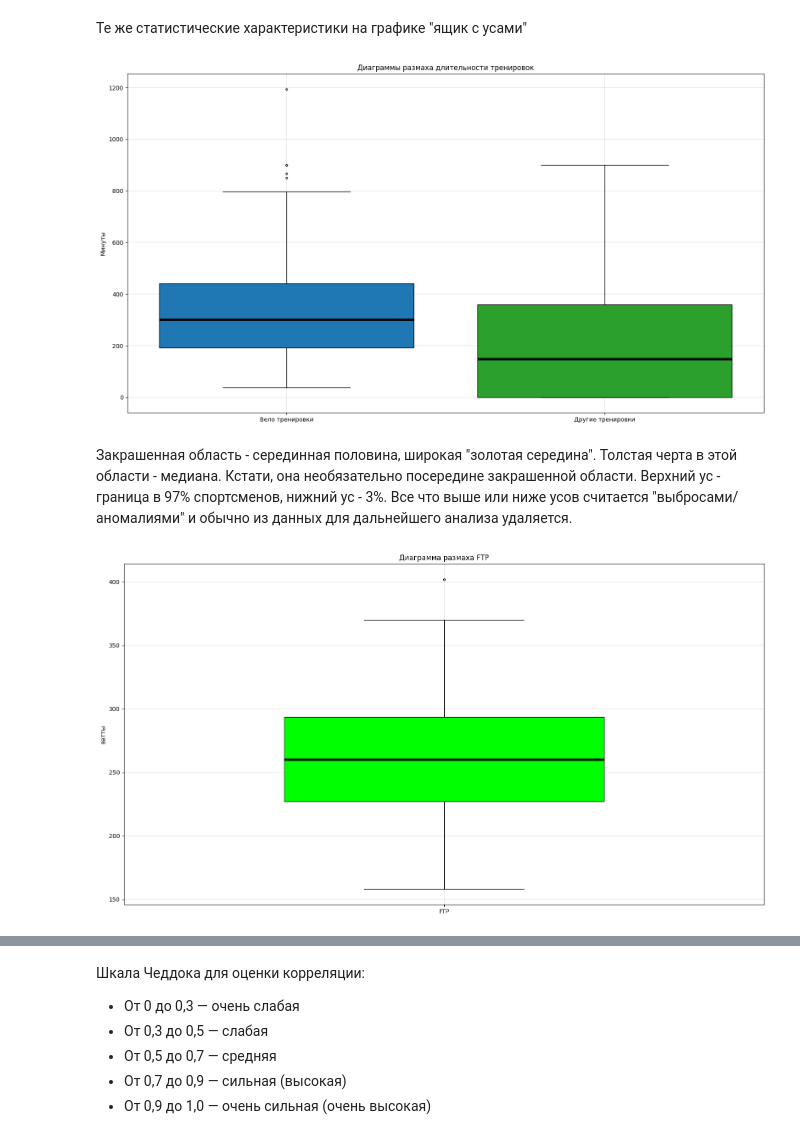
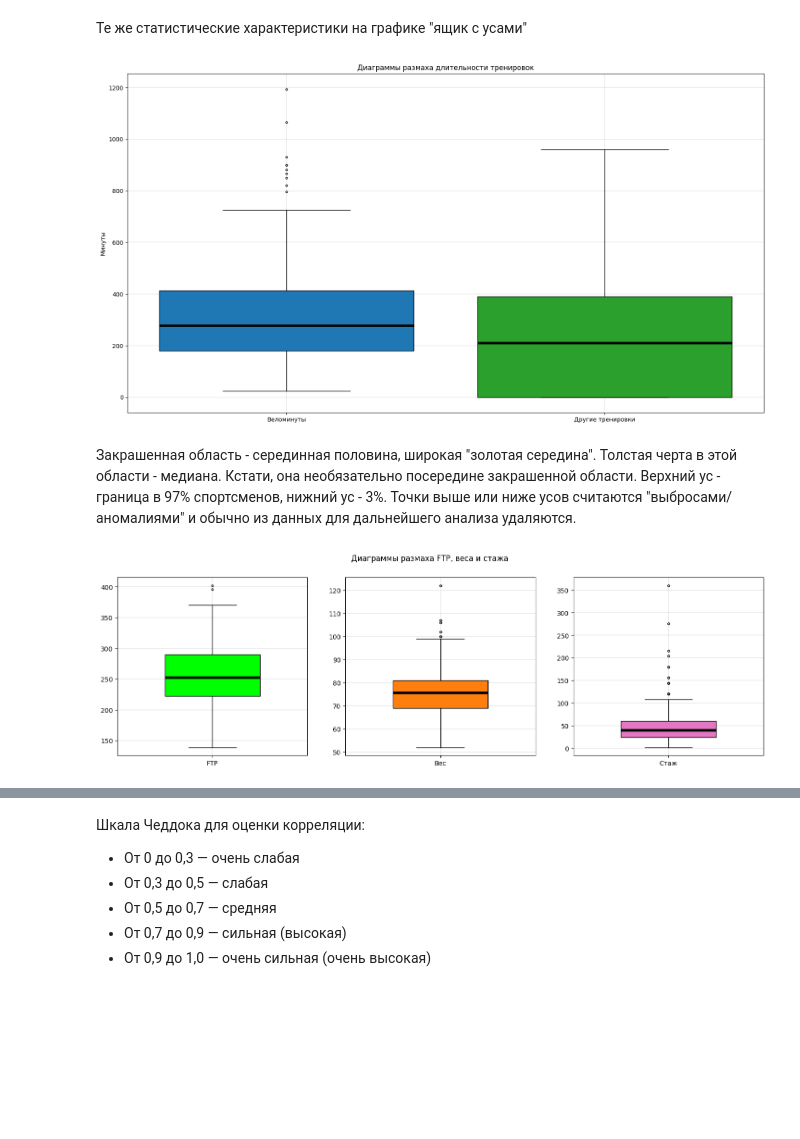
Before and after one commit to delffine/Pet-projects, a Jupyter notebook: bike_train_duration/veloopros.ipynb, the cells around one changed output, grey strips where cells are left out. Cells and saved outputs as stored; diff of their text form; code cells hidden in the pictures; blank space fills up the shorter version.

```diff
--- a/bike_train_duration/veloopros.ipynb
+++ b/bike_train_duration/veloopros.ipynb
@@ -251,4 +250,0 @@ data.loc[80, 'ftp_c'] = 248.0
-# %%
-#удаляем бесполезные строки без FTP
-data = data.drop(index = 31)
-data = data.drop(index = 118)
@@ -268,6 +262 @@ data.query('bike_minute < 30 | bike_minute > 1000')[['date_answer', 'gender', 's
-# %%
-data.loc[91, 'bike_minute'] = 15 * 60           # указано 826:38:53 - допустим, это годовой объем, то недельный 15 ч
-data.loc[106, 'bike_minute'] = 1 * 60 + 17
-data.loc[130, 'bike_minute'] = 10 * 60 + 56
-#data.loc[157, 'bike_minute'] = ?               #какойто герой тренировок, но данные нельзя признать аномальными
 # %% [markdown]
@@ -283,5 +269,0 @@ data.query('train_minute > 1000')[['date_answer', 'gender', 'sport', 'train_hour
-# %%
-data.loc[26, 'train_minute'] = 9.6 * 60   #указано 500, пускай это часов в год, в неделю 9,6
-data.loc[67, 'train_minute'] = 3.5 * 60
-data.loc[136, 'train_minute'] = 0         #укзано 34:50 - хз как интерпретировать
-data.loc[144, 'train_minute'] = 6.5 * 60
@@ -328,14 +311,14 @@ plt.show()
 # %%
-dd = data['ftp_source'].apply(lambda x: 'Другое: Zwift, Garmin, intervals.icu' if x not in (
+data['ftp_source_c'] = data['ftp_source'].apply(lambda x: 'Другое: Zwift, Garmin, intervals.icu' if x not in (
     'По результатом полевых тестирований',
     'Из своих результатах на тренировках',
     'Расчетным путем исходя их результатов гонок',
     'Из результатов лабораторного тестирования',
-    ) else x).value_counts()
+    ) else x)
 
 fig = plt.figure(figsize = (15, 8))
-plt.pie(x = dd, labels = dd.index, colors = ['tab:blue', 'tab:orange', 'yellow', 'tomato', 'tab:green'],
+plt.pie(x = data['ftp_source_c'].value_counts(), labels = data['ftp_source_c'].value_counts().index, colors = ['tab:blue', 'tab:orange', 'yellow', 'tomato', 'tab:green'],
         wedgeprops={'linewidth': 2.0, 'edgecolor': 'white'}, autopct=lambda p : '{:.2f}%)'.format(p))
-plt.title('Доли способа определения FTP')
+plt.title('Доли способов определения FTP')
 plt.show()
 # %% [output]
@@ -372,7 +359,7 @@ train_stat
 # %%
 fig = plt.figure(figsize = (15, 8))
 ax = fig.add_axes([0, 0, 1, 1])
-ax.boxplot(data['bike_minute'], positions=[0], labels = ['Вело тренировки'], widths = 0.8 , sym = '.',\
+ax.boxplot(data['bike_minute'], positions=[0], labels = ['Веломинуты'], widths = 0.8 , sym = '.',\
                patch_artist=True, boxprops=dict(facecolor='tab:blue'), medianprops=dict(color='black', linewidth=4))
 ax.boxplot(data['train_minute'], positions=[1], labels = ['Другие тренировки'], widths = 0.8 , sym = '.',\
                patch_artist=True, boxprops=dict(facecolor='tab:green'), medianprops=dict(color='black', linewidth=4))
@@ -383,22 +370,25 @@ plt.ylabel('Минуты')
 plt.grid(color='black', linestyle='-', linewidth=0.1)
 plt.show()
 # %% [output]
-[figure, old version]
+[figure, new version]
 # %% [markdown]
-Закрашенная область - серединная половина, широкая "золотая середина". Толстая  черта в этой области - медиана. Кстати, она необязательно посередине закрашенной области. Верхний ус - граница в 97% спортсменов, нижний ус - 3%. Все что выше или ниже усов считается "выбросами/аномалиями" и обычно из данных для дальнейшего анализа удаляется.
+Закрашенная область - серединная половина, широкая "золотая середина". Толстая  черта в этой области - медиана. Кстати, она необязательно посередине закрашенной области. Верхний ус - граница в 97% спортсменов, нижний ус - 3%. Точки выше или ниже усов считаются "выбросами/аномалиями" и обычно из данных для дальнейшего анализа удаляются.
 # %%
-fig = plt.figure(figsize = (15, 8))
-ax = fig.add_axes([0, 0, 1, 1])
+f, ax = plt.subplots(1, 3, figsize=(18,5))
+ax[0].boxplot(data['ftp_c'], positions=[2], labels = ['FTP'], widths = 0.5 , sym = '.',\
+               patch_artist=True, boxprops=dict(facecolor='lime'), medianprops=dict(color='black', linewidth=4))
+ax[0].grid(color='black', linestyle='-', linewidth=0.1)
 
-ax.boxplot(data['ftp_c'], positions=[2], labels = ['FTP'], widths = 0.5 , sym = '.',\
-               patch_artist=True, boxprops=dict(facecolor='lime'), medianprops=dict(color='black', linewidth=4))
-#ax.boxplot(data['weigth_c'], positions=[3], labels = ['Вес'], widths = 0.8 , sym = '.',\
-#               patch_artist=True, boxprops=dict(facecolor='tab:pink'), medianprops=dict(color='black', linewidth=4))
+ax[1].boxplot(data['weigth_c'], positions=[2], labels = ['Вес'], widths = 0.5 , sym = '.',\
+               patch_artist=True, boxprops=dict(facecolor='tab:orange'), medianprops=dict(color='black', linewidth=4))
 
-plt.title('Диаграмма размаха FTP')
-#plt.xlabel('FTP')
-plt.ylabel('ватты')
-plt.grid(color='black', linestyle='-', linewidth=0.1)
+ax[1].grid(color='black', linestyle='-', linewidth=0.1)
+
+ax[2].boxplot(data['stag_r'], positions=[2], labels = ['Стаж'], widths = 0.5 , sym = '.',\
+               patch_artist=True, boxprops=dict(facecolor='tab:pink'), medianprops=dict(color='black', linewidth=4))
+ax[2].grid(color='black', linestyle='-', linewidth=0.1)
+
+plt.suptitle('Диаграммы размаха FTP, веса и стажа')
 plt.show()
 # %% [output]
-[figure, old version]
+[figure, new version]
```
Also changed, not shown: parts of 135 cells of this notebook.
